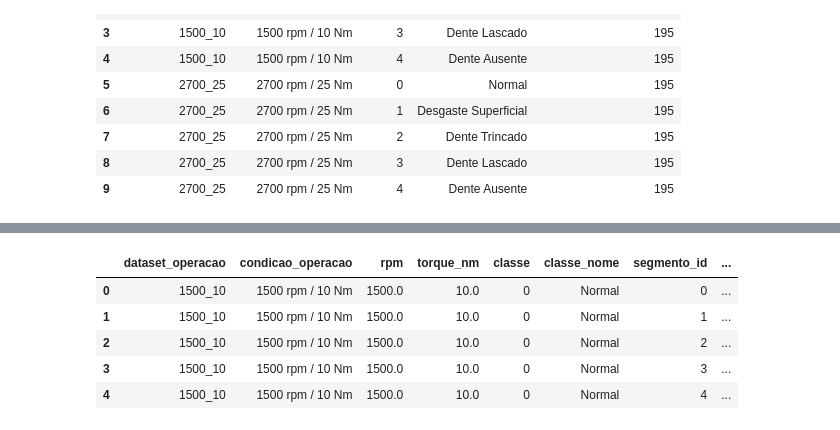
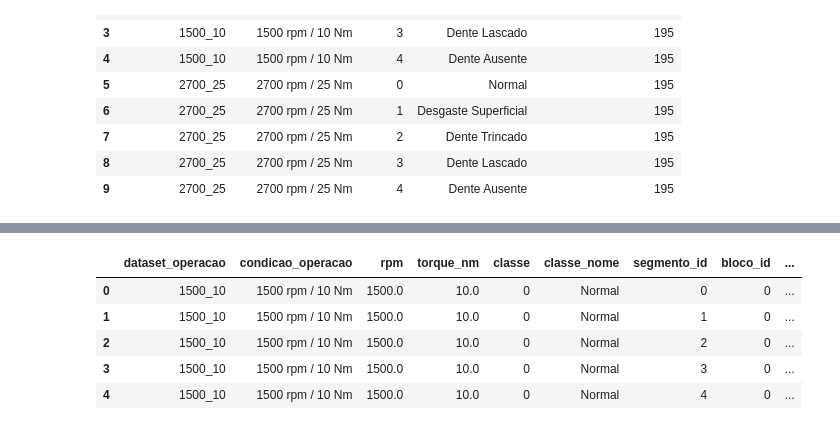
Before and after one commit to MateusZanco/predictive_maintenance_fft_ml_xai_llm, a Jupyter notebook: notebooks/predictive_maintenance_treinamento_simplificado_rockpi.ipynb, the cells around one changed output, grey strips where cells are left out. Saved outputs shown, nothing was run; the diff lists cells and outputs as text; code cells hidden in the pictures.

```diff
--- a/notebooks/predictive_maintenance_treinamento_simplificado_rockpi.ipynb
+++ b/notebooks/predictive_maintenance_treinamento_simplificado_rockpi.ipynb
@@ -133,7 +144,7 @@ def reservar_e_exportar_amostras_rockpi(datasets_info):
             indices_classe = np.flatnonzero(gt == classe)
             if indices_classe.shape[0] < linhas_reserva_rockpi:
                 raise ValueError(
-                    f"{nome_dataset} não possui linhas suficientes para reservar {duracao_reserva_rockpi_s:.1f} s da classe {classe}."
+                    f"{nome_dataset} nao possui linhas suficientes para reservar {duracao_reserva_rockpi_s:.1f} s da classe {classe}."
                 )
 
             indices_reservados = indices_classe[:linhas_reserva_rockpi]
@@ -210,7 +221,4 @@ display(resumo_exportacao_rockpi)
 # %%
-amostras_por_janela = linhas_por_janela * pontos_por_linha
-
-
 def segmentar_dataset_para_treino(info):
     segmentos_por_eixo_classe = {eixo: {} for eixo in ["x", "y", "z"]}
 
@@ -221,10 +229,9 @@ def segmentar_dataset_para_treino(info):
             matriz_classe = info[eixo][indices_treino]
             if matriz_classe.shape[0] % linhas_por_janela != 0:
                 raise ValueError(
-                    f"O total de linhas da classe {classe} no eixo {eixo} não é múltiplo de {linhas_por_janela}."
+                    f"O total de linhas da classe {classe} no eixo {eixo} nao e multiplo de {linhas_por_janela}."
                 )
-            segmentos = matriz_classe.reshape(-1, amostras_por_janela)
-            segmentos_por_eixo_classe[eixo][classe] = segmentos
+            segmentos_por_eixo_classe[eixo][classe] = matriz_classe.reshape(-1, amostras_por_janela)
 
     return segmentos_por_eixo_classe
 
@@ -250,8 +257,7 @@ for nome_dataset, info in datasets_para_treino.items():
             }
         )
 
-resumo_segmentacao = pd.DataFrame(resumo_segmentacao)
-display(resumo_segmentacao)
+display(pd.DataFrame(resumo_segmentacao))
 # %% [output]
 |  | dataset_operacao | condicao_operacao | classe | classe_nome | segmentos_por_classe |
 | 0 | 1500_10 | 1500 rpm / 10 Nm | 0 | Normal | 195 |
@@ -269,4 +275,8 @@ display(resumo_segmentacao)
 # %%
+frequencias_fft = np.fft.rfftfreq(amostras_por_janela, d=1 / fs)
+janela_hann = np.hanning(amostras_por_janela)
+
+
 def calcular_rms(sinal_segmento):
     return float(np.sqrt(np.mean(np.square(sinal_segmento))))
 
@@ -284,7 +294,38 @@ def calcular_peak_value(sinal_segmento):
     return float(np.max(np.abs(sinal_segmento)))
 
 
-def extrair_features_simplificadas(datasets_info):
+def calcular_crest_factor(sinal_segmento):
+    rms = calcular_rms(sinal_segmento)
+    pico = calcular_peak_value(sinal_segmento)
+    return float(pico / (rms + 1e-12))
+
+
+def calcular_frequencias_engrenamento(rpm_entrada):
+    fsh1 = rpm_entrada / 60.0
+    fm1_hz = ((zr1 * zs1) / (zr1 + zs1)) * fsh1
+    fsh2 = (rpm_entrada / reducao_primeiro_estagio) / 60.0
+    fm2_hz = ((zr2 * zs2) / (zr2 + zs2)) * fsh2
+    return float(fm1_hz), float(fm2_hz)
+
+
+def calcular_espectro_amplitude(sinal_segmento):
+    sinal_centrado = sinal_segmento - np.mean(sinal_segmento)
+    espectro = np.fft.rfft(sinal_centrado * janela_hann)
+    return (2.0 / amostras_por_janela) * np.abs(espectro)
+
+
+def extrair_metricas_banda(espectro_amplitude, frequencia_central_hz, largura_hz):
+    mascara = (
+        (frequencias_fft >= (frequencia_central_hz - largura_hz))
+        & (frequencias_fft <= (frequencia_central_hz + largura_hz))
+    )
+    amplitudes_banda = espectro_amplitude[mascara]
+    energia_banda = float(np.sum(np.square(amplitudes_banda)))
+    amplitude_maxima = float(np.max(amplitudes_banda))
+    return energia_banda, amplitude_maxima
+
+
+def extrair_features_harmonicas(datasets_info):
     linhas_features = []
 
     for nome_dataset, info in datasets_info.items():
@@ -294,6 +335,8 @@ def extrair_features_simplificadas(datasets_info):
             quantidade_segmentos = segmentos_por_eixo_classe["x"][classe].shape[0]
 
             for segmento_id in range(quantidade_segmentos):
+                bloco_id = segmento_id // janelas_por_bloco
+                fm1_hz, fm2_hz = calcular_frequencias_engrenamento(info["rpm"])
                 linha = {
                     "dataset_operacao": nome_dataset,
                     "condicao_operacao": info["condicao_operacao"],
@@ -302,8 +345,13 @@ def extrair_features_simplificadas(datasets_info):
                     "classe": classe,
                     "classe_nome": mapa_classes[classe],
                     "segmento_id": segmento_id,
+                    "bloco_id": bloco_id,
+                    "grupo_bloco": f"{nome_dataset}_classe_{classe}_bloco_{bloco_id}",
+                    "estrato": f"{nome_dataset}_classe_{classe}",
                     "tempo_inicial_s_reconstruido": segmento_id * duracao_janela_s,
                     "tempo_final_s_reconstruido": (segmento_id + 1) * duracao_janela_s,
+                    "fm1_hz": fm1_hz,
+                    "fm2_hz": fm2_hz,
                 }
 
                 for eixo in ["x", "y", "z"]:
@@ -311,13 +359,26 @@ def extrair_features_simplificadas(datasets_info):
                     linha[f"rms_{eixo}"] = calcular_rms(sinal_segmento)
                     linha[f"kurtosis_{eixo}"] = calcular_kurtosis(sinal_segmento)
                     linha[f"peak_value_{eixo}"] = calcular_peak_value(sinal_segmento)
+                    linha[f"crest_factor_{eixo}"] = calcular_crest_factor(sinal_segmento)
+
+                    espectro_amplitude = calcular_espectro_amplitude(sinal_segmento)
+                    for nome_estagio, frequencia_base in [("fm1", fm1_hz), ("fm2", fm2_hz)]:
+                        for ordem_harmonica in ordens_harmonicas:
+                            frequencia_harmonica = ordem_harmonica * frequencia_base
+                            energia_banda, amplitude_maxima = extrair_metricas_banda(
+                                espectro_amplitude,
+                                frequencia_harmonica,
+                                largura_banda_harmonica_hz,
+                            )
+                            linha[f"energy_{nome_estagio}_h{ordem_harmonica}_{eixo}"] = energia_banda
+                            linha[f"amp_max_{nome_estagio}_h{ordem_harmonica}_{eixo}"] = amplitude_maxima
 
                 linhas_features.append(linha)
 
     return pd.DataFrame(linhas_features)
 
 
-features_modelo = extrair_features_simplificadas(datasets_segmentados)
+features_modelo = extrair_features_harmonicas(datasets_segmentados)
 
 colunas_identificacao = [
     "dataset_operacao",
@@ -327,8 +388,13 @@ colunas_identificacao = [
     "classe",
     "classe_nome",
     "segmento_id",
+    "bloco_id",
+    "grupo_bloco",
+    "estrato",
     "tempo_inicial_s_reconstruido",
     "tempo_final_s_reconstruido",
+    "fm1_hz",
+    "fm2_hz",
 ]
 
 colunas_features = [coluna for coluna in features_modelo.columns if coluna not in colunas_identificacao]
@@ -344,6 +410,6 @@ Total de features: 9
-|  | dataset_operacao | condicao_operacao | rpm | torque_nm | classe | classe_nome | segmento_id | ... |
-| 0 | 1500_10 | 1500 rpm / 10 Nm | 1500.0 | 10.0 | 0 | Normal | 0 | ... |
-| 1 | 1500_10 | 1500 rpm / 10 Nm | 1500.0 | 10.0 | 0 | Normal | 1 | ... |
-| 2 | 1500_10 | 1500 rpm / 10 Nm | 1500.0 | 10.0 | 0 | Normal | 2 | ... |
-| 3 | 1500_10 | 1500 rpm / 10 Nm | 1500.0 | 10.0 | 0 | Normal | 3 | ... |
-| 4 | 1500_10 | 1500 rpm / 10 Nm | 1500.0 | 10.0 | 0 | Normal | 4 | ... |
+|  | dataset_operacao | condicao_operacao | rpm | torque_nm | classe | classe_nome | segmento_id | bloco_id | ... |
+| 0 | 1500_10 | 1500 rpm / 10 Nm | 1500.0 | 10.0 | 0 | Normal | 0 | 0 | ... |
+| 1 | 1500_10 | 1500 rpm / 10 Nm | 1500.0 | 10.0 | 0 | Normal | 1 | 0 | ... |
+| 2 | 1500_10 | 1500 rpm / 10 Nm | 1500.0 | 10.0 | 0 | Normal | 2 | 0 | ... |
+| 3 | 1500_10 | 1500 rpm / 10 Nm | 1500.0 | 10.0 | 0 | Normal | 3 | 0 | ... |
+| 4 | 1500_10 | 1500 rpm / 10 Nm | 1500.0 | 10.0 | 0 | Normal | 4 | 0 | ... |
```
Also changed, not shown: parts of 22 cells of this notebook, 8 other files.
